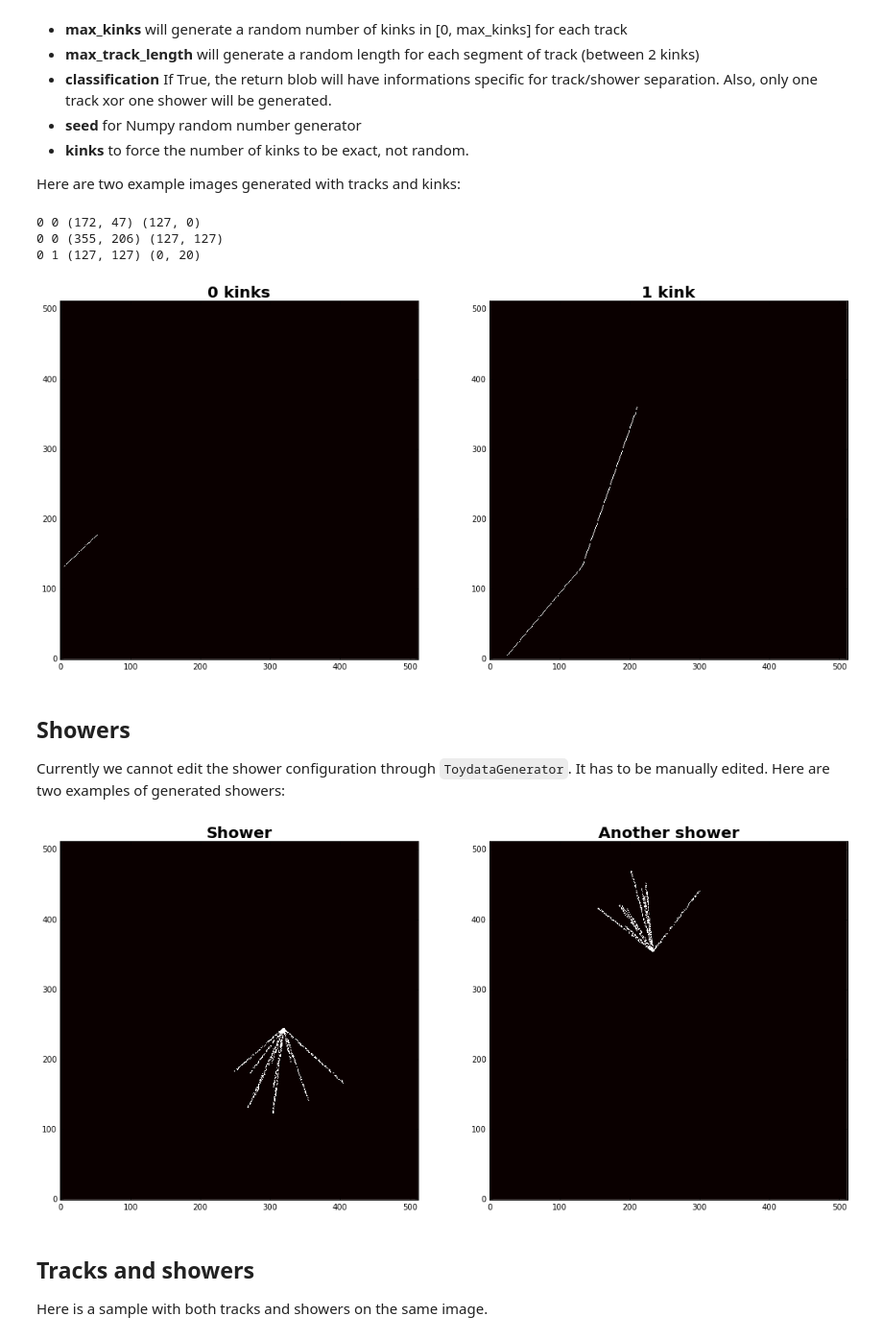
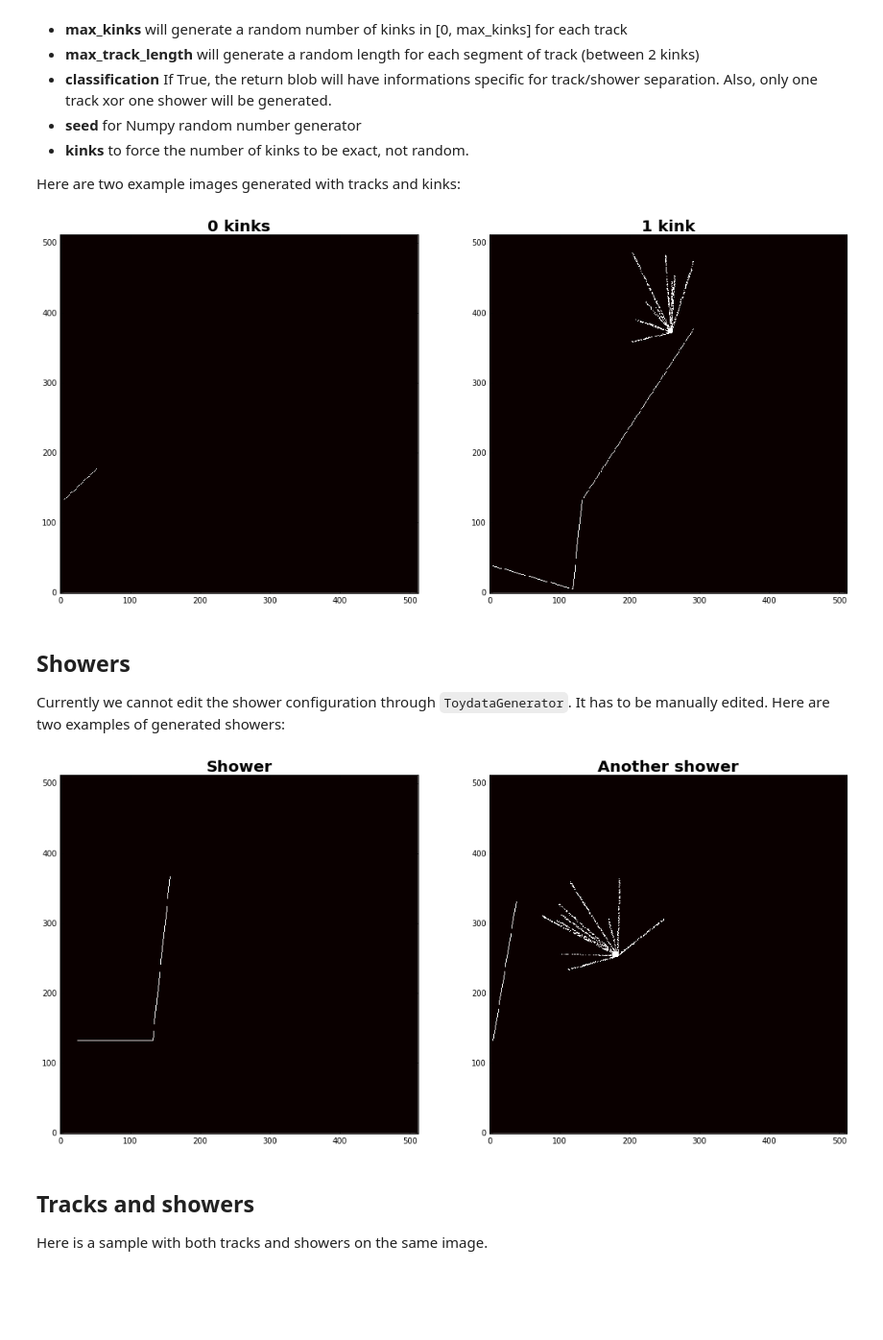
Before and after one commit to Temigo/faster-particles, a Jupyter notebook: ToydataGeneratorDemo.ipynb, the cells around one changed output. Shown at 96% size. Saved outputs shown, nothing was run; the diff lists cells and outputs as text; code cells hidden in the pictures; blank space fills up the shorter version.

```diff
--- a/ToydataGeneratorDemo.ipynb
+++ b/ToydataGeneratorDemo.ipynb
@@ -19,10 +20,17 @@ We can use the following options:
 
 Here are two example images generated with tracks and kinks:
 # %%
-toydata0 = ToydataGenerator(N=512, max_tracks=1, max_kinks=3, max_track_length=300, classification=True, seed=0, kinks=0)
+cfg.MAX_TRACKS = 1
+cfg.MAX_KINKS = 3
+cfg.MAX_TRACK_LENGTH = 300
+cfg.SEED = 0
+cfg.KINKS = 0
+toydata0 = ToydataGenerator(cfg, classification=True)
 blob0 = toydata0.forward()
 
-toydata1 = ToydataGenerator(N=512, max_tracks=1, max_kinks=3, max_track_length=300, classification=True, seed=5, kinks=1)
+cfg.SEED = 15
+cfg.KINKS = 1
+toydata1 = ToydataGenerator(cfg)
 blob1 = toydata1.forward()
 
 fig, (ax0, ax1) = plt.subplots(1, 2, figsize=(18,12), facecolor='w')
@@ -32,28 +40,29 @@ ax1.imshow(blob1['data'][0,:,:,0], interpolation='none', cmap='hot', origin='low
 ax1.set_title('1 kink',fontsize=20,fontname='Georgia',fontweight='bold')
 plt.show()
 # %% [output]
-0 0 (172, 47) (127, 0)
-0 0 (355, 206) (127, 127)
-0 1 (127, 127) (0, 20)
-[figure, old version]
+[figure, new version]
 # %% [markdown]
 ## Showers
 Currently we cannot edit the shower configuration through `ToydataGenerator`. It has to be manually edited. Here are two examples of generated showers:
 # %%
-toydata0 = ToydataGenerator(N=512, max_tracks=1, max_kinks=1, classification=True, seed=0)
+cfg.MAX_TRACKS = 1
+cfg.MAX_KINKS = 1
+cfg.SEED = 3
+toydata0 = ToydataGenerator(cfg, classification=True)
 blob0 = toydata0.forward()
 
-toydata1 = ToydataGenerator(N=512, max_tracks=1, max_kinks=1, classification=True, seed=6)
+cfg.SEED = 9
+toydata1 = ToydataGenerator(cfg)
 blob1 = toydata1.forward()
 
 fig, (ax0, ax1) = plt.subplots(1, 2, figsize=(18,12), facecolor='w')
 ax0.imshow(blob0['data'][0,:,:,0], interpolation='none', cmap='hot', origin='lower')
 ax0.set_title('Shower',fontsize=20,fontname='Georgia',fontweight='bold')
 ax1.imshow(blob1['data'][0,:,:,0], interpolation='none', cmap='hot', origin='lower')
 ax1.set_title('Another shower',fontsize=20,fontname='Georgia',fontweight='bold')
 plt.show()
 # %% [output]
-[figure, old version]
+[figure, new version]
 # %% [markdown]
 ## Tracks and showers
 Here is a sample with both tracks and showers on the same image.
```
Also changed, not shown: parts of 1 cell of this notebook, 5 other files.
